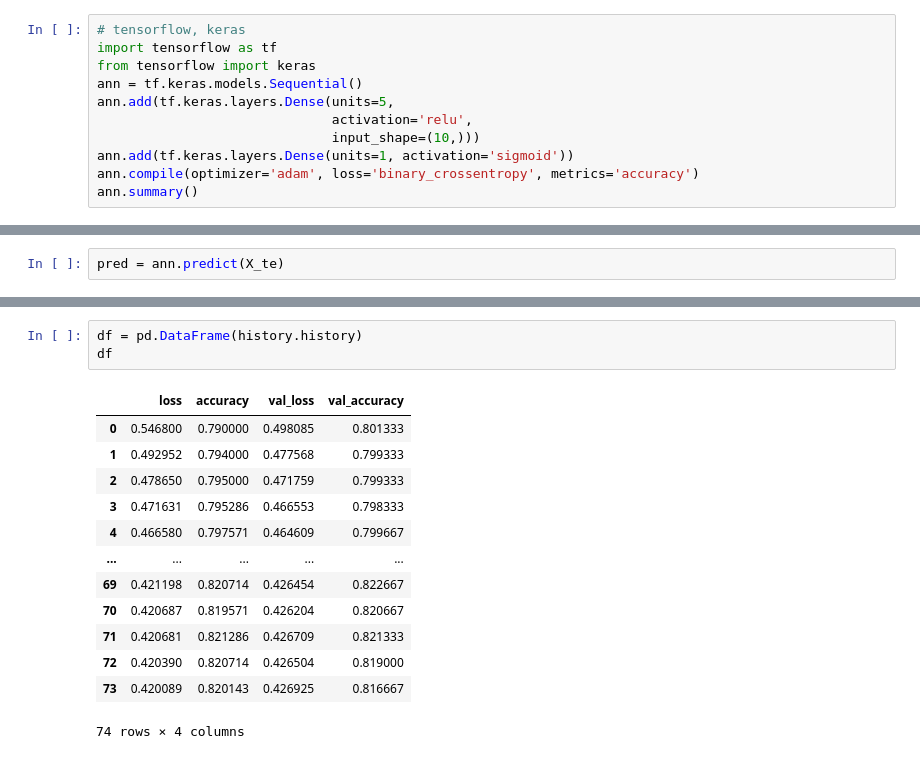
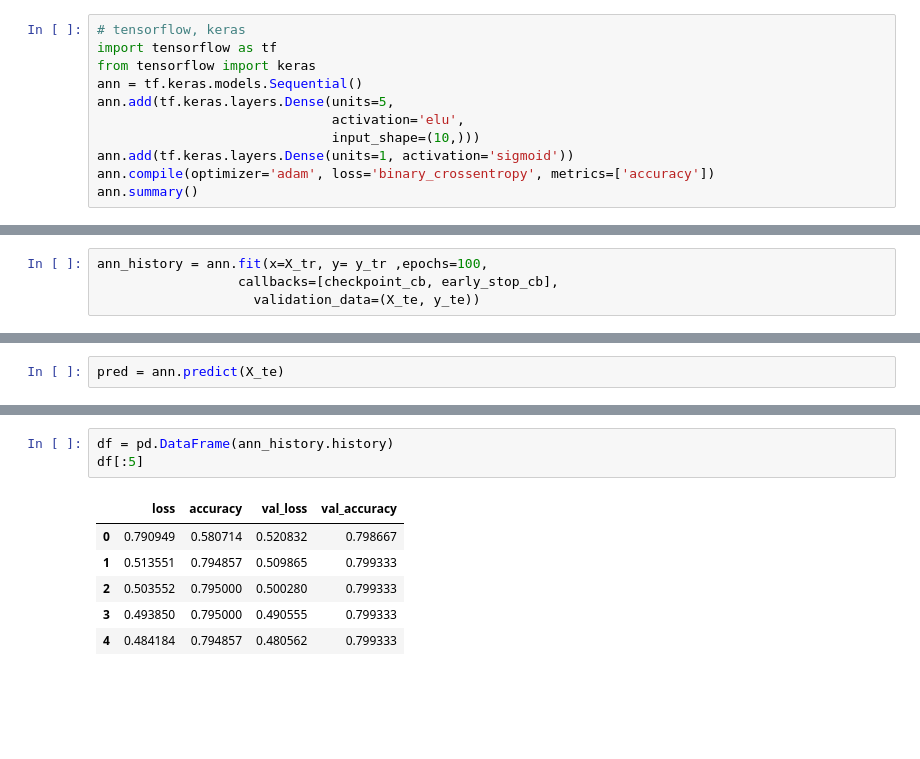
Before and after one commit to joungminhee/Project, a Jupyter notebook: churn_modeling.ipynb, the cells around one changed output, grey strips where cells are left out. Saved outputs shown, nothing was run; the diff lists cells and outputs as text; blank space fills up the shorter version.

```diff
--- a/churn_modeling.ipynb
+++ b/churn_modeling.ipynb
@@ -490,9 +496,9 @@ import tensorflow as tf
 from tensorflow import keras
 ann = tf.keras.models.Sequential()
 ann.add(tf.keras.layers.Dense(units=5,
-                              activation='relu',
+                              activation='elu',
                               input_shape=(10,)))
 ann.add(tf.keras.layers.Dense(units=1, activation='sigmoid'))
-ann.compile(optimizer='adam', loss='binary_crossentropy', metrics='accuracy')
+ann.compile(optimizer='adam', loss='binary_crossentropy', metrics=['accuracy'])
 ann.summary()
 # %% [output]
@@ -511,0 +523,4 @@ _________________________________________________________________
+# %%
+ann_history = ann.fit(x=X_tr, y= y_tr ,epochs=100,
+                  callbacks=[checkpoint_cb, early_stop_cb],
+                    validation_data=(X_te, y_te))
@@ -546,17 +562,10 @@ Epoch 74/100
 # %%
-df = pd.DataFrame(history.history)
-df
+df = pd.DataFrame(ann_history.history)
+df[:5]
 # %% [output]
 |  | loss | accuracy | val_loss | val_accuracy |
-| 0 | 0.546800 | 0.790000 | 0.498085 | 0.801333 |
-| 1 | 0.492952 | 0.794000 | 0.477568 | 0.799333 |
-| 2 | 0.478650 | 0.795000 | 0.471759 | 0.799333 |
-| 3 | 0.471631 | 0.795286 | 0.466553 | 0.798333 |
-| 4 | 0.466580 | 0.797571 | 0.464609 | 0.799667 |
-| ... | ... | ... | ... | ... |
-| 69 | 0.421198 | 0.820714 | 0.426454 | 0.822667 |
-| 70 | 0.420687 | 0.819571 | 0.426204 | 0.820667 |
-| 71 | 0.420681 | 0.821286 | 0.426709 | 0.821333 |
-| 72 | 0.420390 | 0.820714 | 0.426504 | 0.819000 |
-| 73 | 0.420089 | 0.820143 | 0.426925 | 0.816667 |
+| 0 | 0.790949 | 0.580714 | 0.520832 | 0.798667 |
+| 1 | 0.513551 | 0.794857 | 0.509865 | 0.799333 |
+| 2 | 0.503552 | 0.795000 | 0.500280 | 0.799333 |
+| 3 | 0.493850 | 0.795000 | 0.490555 | 0.799333 |
+| 4 | 0.484184 | 0.794857 | 0.480562 | 0.799333 |
-74 rows × 4 columns
```
Also changed, not shown: parts of 16 cells of this notebook.
